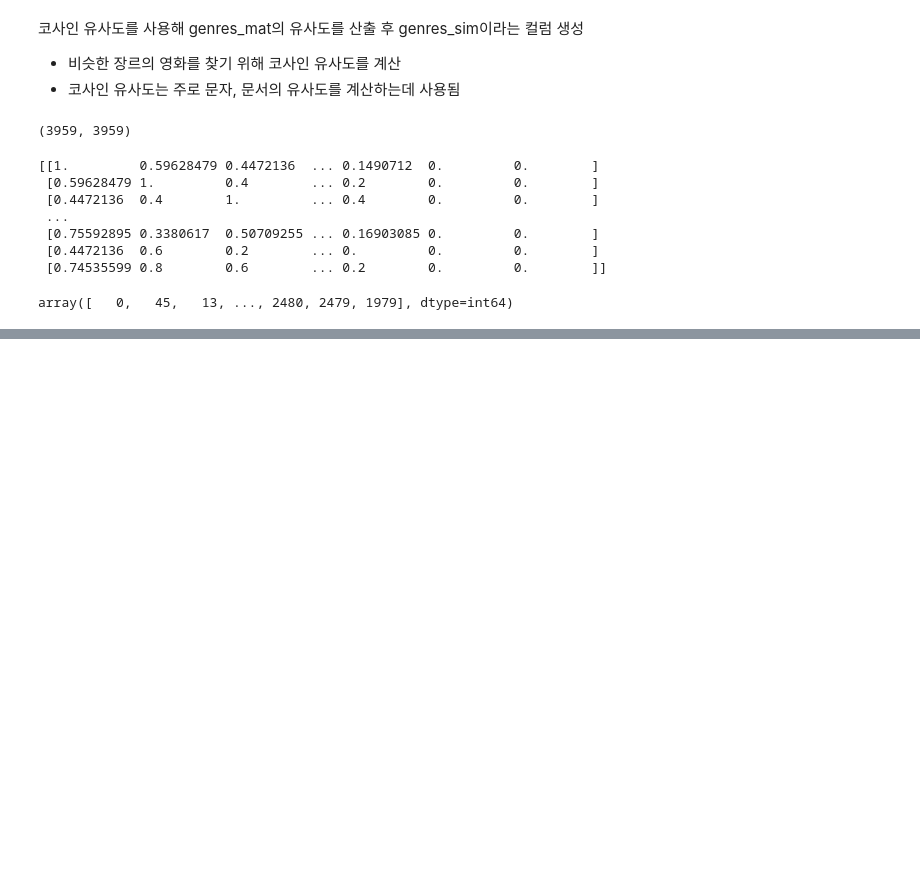
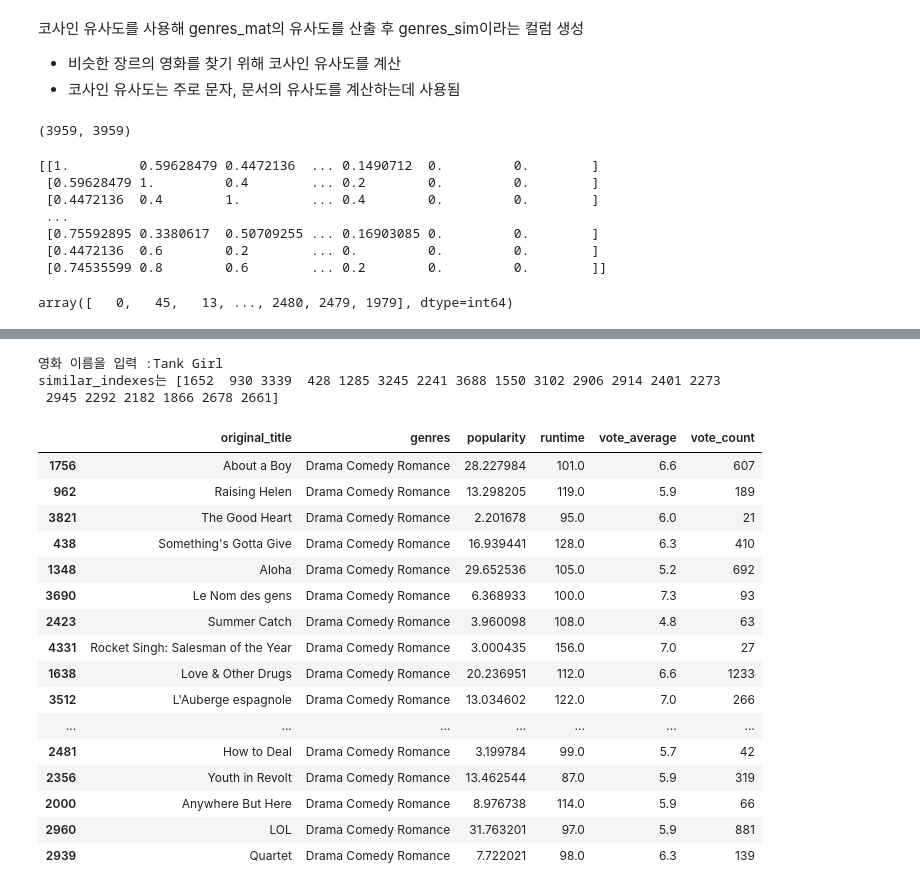
Before and after one commit to yusangsoo/Fintech_PM, a Jupyter notebook: 06_machine_learning/22_컨텐츠기반_추천시스템_만들기_영화추천시스템.ipynb, the cells around one changed output, grey strips where cells are left out. Cells and saved outputs as stored; diff of their text form; code cells hidden in the pictures; blank space fills up the shorter version.

```diff
--- a/06_machine_learning/22_컨텐츠기반_추천시스템_만들기_영화추천시스템.ipynb
+++ b/06_machine_learning/22_컨텐츠기반_추천시스템_만들기_영화추천시스템.ipynb
@@ -371,0 +449,23 @@ array([   0,   45,   13, ..., 2480, 2479, 1979], dtype=int64)
+# %%
+find_sim_movie(data, sorted_genres_sim, input('영화 이름을 입력 :'), 20)
+# %% [output]
+영화 이름을 입력 :Tank Girl
+similar_indexes는 [1652  930 3339  428 1285 3245 2241 3688 1550 3102 2906 2914 2401 2273
+ 2945 2292 2182 1866 2678 2661]
+|  | original_title | genres | popularity | runtime | vote_average | vote_count |
+| 1756 | About a Boy | Drama Comedy Romance | 28.227984 | 101.0 | 6.6 | 607 |
+| 962 | Raising Helen | Drama Comedy Romance | 13.298205 | 119.0 | 5.9 | 189 |
+| 3821 | The Good Heart | Drama Comedy Romance | 2.201678 | 95.0 | 6.0 | 21 |
+| 438 | Something's Gotta Give | Drama Comedy Romance | 16.939441 | 128.0 | 6.3 | 410 |
+| 1348 | Aloha | Drama Comedy Romance | 29.652536 | 105.0 | 5.2 | 692 |
+| 3690 | Le Nom des gens | Drama Comedy Romance | 6.368933 | 100.0 | 7.3 | 93 |
+| 2423 | Summer Catch | Drama Comedy Romance | 3.960098 | 108.0 | 4.8 | 63 |
+| 4331 | Rocket Singh: Salesman of the Year | Drama Comedy Romance | 3.000435 | 156.0 | 7.0 | 27 |
+| 1638 | Love & Other Drugs | Drama Comedy Romance | 20.236951 | 112.0 | 6.6 | 1233 |
+| 3512 | L'Auberge espagnole | Drama Comedy Romance | 13.034602 | 122.0 | 7.0 | 266 |
+| ... | ... | ... | ... | ... | ... | ... |
+| 2481 | How to Deal | Drama Comedy Romance | 3.199784 | 99.0 | 5.7 | 42 |
+| 2356 | Youth in Revolt | Drama Comedy Romance | 13.462544 | 87.0 | 5.9 | 319 |
+| 2000 | Anywhere But Here | Drama Comedy Romance | 8.976738 | 114.0 | 5.9 | 66 |
+| 2960 | LOL | Drama Comedy Romance | 31.763201 | 97.0 | 5.9 | 881 |
+| 2939 | Quartet | Drama Comedy Romance | 7.722021 | 98.0 | 6.3 | 139 |
```
Also changed, not shown: parts of 8 cells of this notebook, 4 other files.
